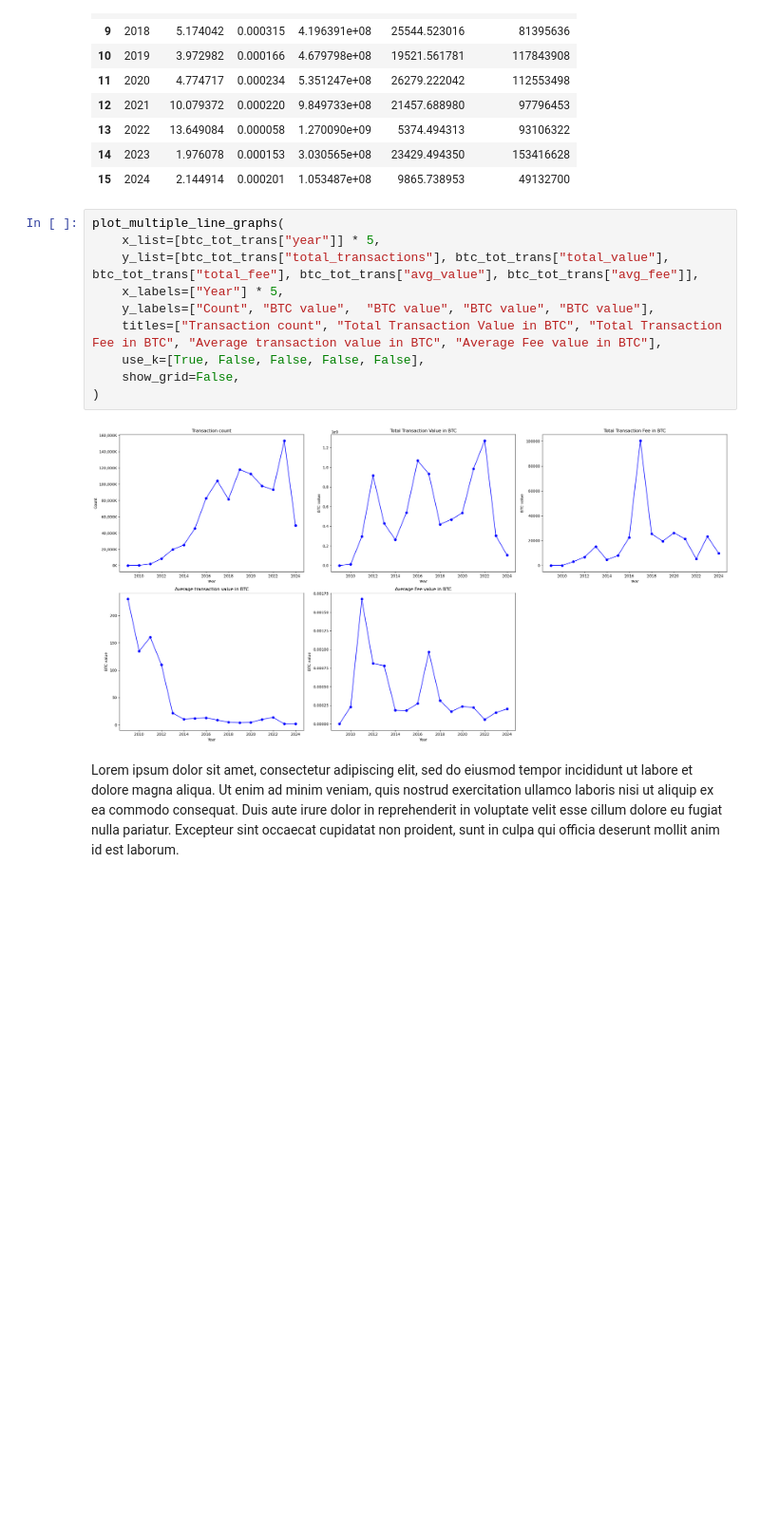
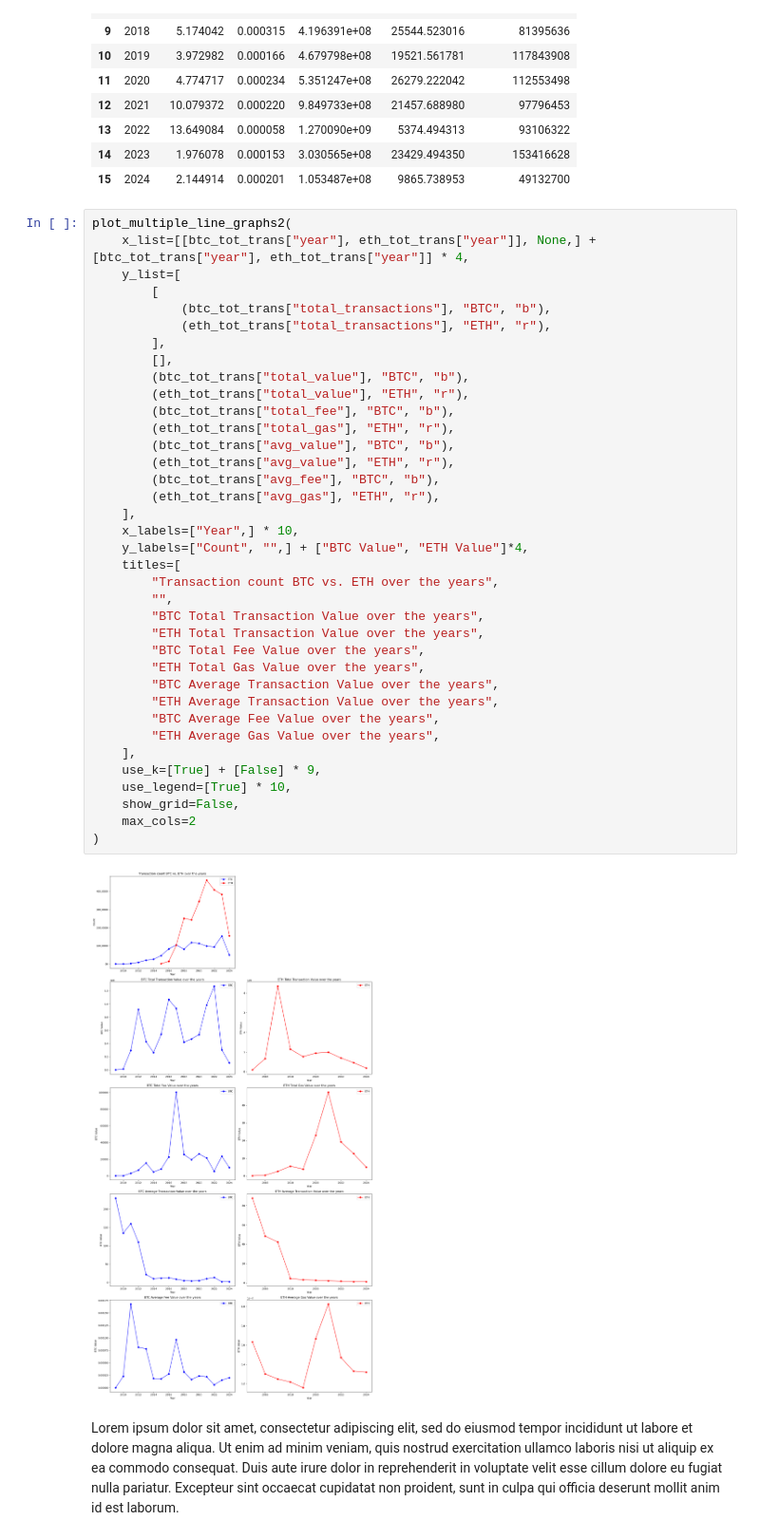
Before and after one commit to vsitucal-personal/bdcc_lab, a Jupyter notebook: BDCC_Lab.ipynb, the cells around one changed output. Shown at 95% size. Cells and saved outputs as stored; diff of their text form; blank space fills up the shorter version.

```diff
--- a/BDCC_Lab.ipynb
+++ b/BDCC_Lab.ipynb
@@ -196,16 +248,43 @@ btc_tot_trans
 | 14 | 2023 | 1.976078 | 0.000153 | 3.030565e+08 | 23429.494350 | 153416628 |
 | 15 | 2024 | 2.144914 | 0.000201 | 1.053487e+08 | 9865.738953 | 49132700 |
 # %%
-plot_multiple_line_graphs(
-    x_list=[btc_tot_trans["year"]] * 5,
-    y_list=[btc_tot_trans["total_transactions"], btc_tot_trans["total_value"], btc_tot_trans["total_fee"], btc_tot_trans["avg_value"], btc_tot_trans["avg_fee"]],
-    x_labels=["Year"] * 5,
-    y_labels=["Count", "BTC value",  "BTC value", "BTC value", "BTC value"],
-    titles=["Transaction count", "Total Transaction Value in BTC", "Total Transaction Fee in BTC", "Average transaction value in BTC", "Average Fee value in BTC"],
-    use_k=[True, False, False, False, False],
+plot_multiple_line_graphs2(
+    x_list=[[btc_tot_trans["year"], eth_tot_trans["year"]], None,] + [btc_tot_trans["year"], eth_tot_trans["year"]] * 4,
+    y_list=[
+        [
+            (btc_tot_trans["total_transactions"], "BTC", "b"),
+            (eth_tot_trans["total_transactions"], "ETH", "r"),
+        ],
+        [],
+        (btc_tot_trans["total_value"], "BTC", "b"),
+        (eth_tot_trans["total_value"], "ETH", "r"),
+        (btc_tot_trans["total_fee"], "BTC", "b"),
+        (eth_tot_trans["total_gas"], "ETH", "r"),
+        (btc_tot_trans["avg_value"], "BTC", "b"),
+        (eth_tot_trans["avg_value"], "ETH", "r"),
+        (btc_tot_trans["avg_fee"], "BTC", "b"),
+        (eth_tot_trans["avg_gas"], "ETH", "r"),
+    ],
+    x_labels=["Year",] * 10,
+    y_labels=["Count", "",] + ["BTC Value", "ETH Value"]*4,
+    titles=[
+        "Transaction count BTC vs. ETH over the years",
+        "",
+        "BTC Total Transaction Value over the years",
+        "ETH Total Transaction Value over the years",
+        "BTC Total Fee Value over the years",
+        "ETH Total Gas Value over the years",
+        "BTC Average Transaction Value over the years",
+        "ETH Average Transaction Value over the years",
+        "BTC Average Fee Value over the years",
+        "ETH Average Gas Value over the years",
+    ],
+    use_k=[True] + [False] * 9,
+    use_legend=[True] * 10,
     show_grid=False,
+    max_cols=2
 )
 # %% [output]
-[figure, old version]
+[figure, new version]
 # %% [markdown]
 Lorem ipsum dolor sit amet, consectetur adipiscing elit, sed do eiusmod tempor incididunt ut labore et dolore magna aliqua. Ut enim ad minim veniam, quis nostrud exercitation ullamco laboris nisi ut aliquip ex ea commodo consequat. Duis aute irure dolor in reprehenderit in voluptate velit esse cillum dolore eu fugiat nulla pariatur. Excepteur sint occaecat cupidatat non proident, sunt in culpa qui officia deserunt mollit anim id est laborum.
```
Also changed, not shown: parts of 17 cells of this notebook, 3 other files.
